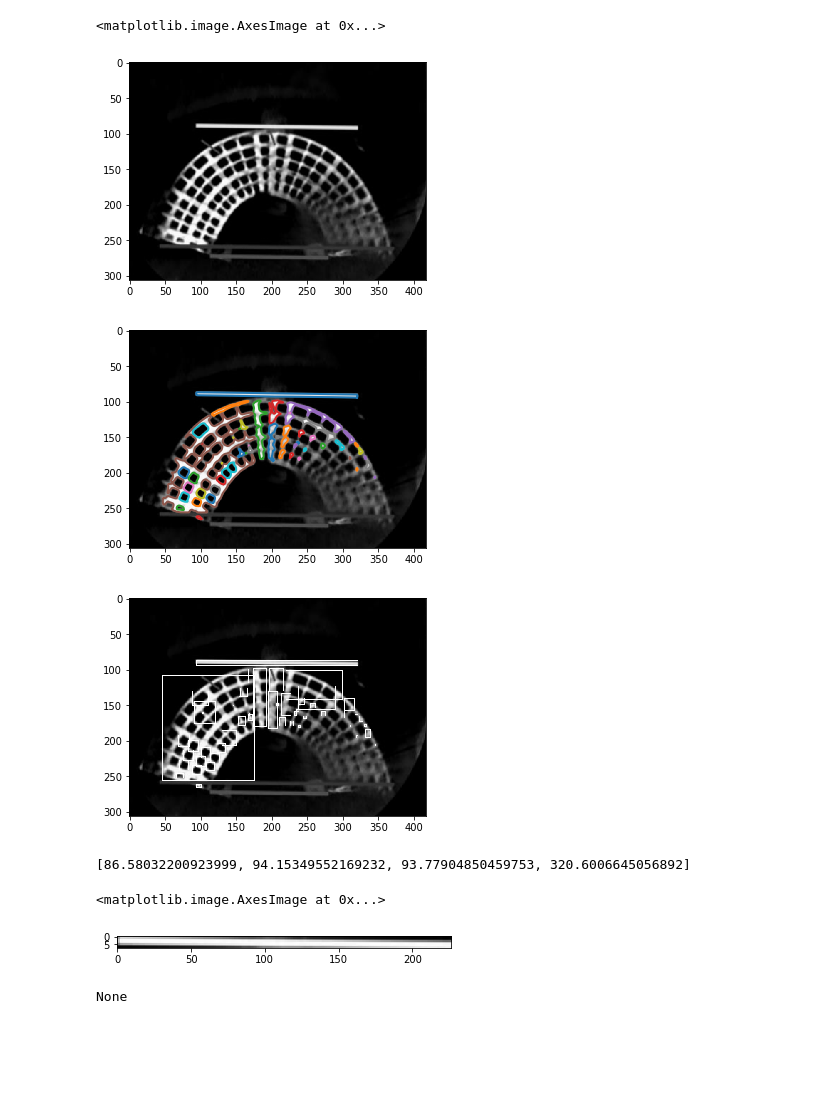
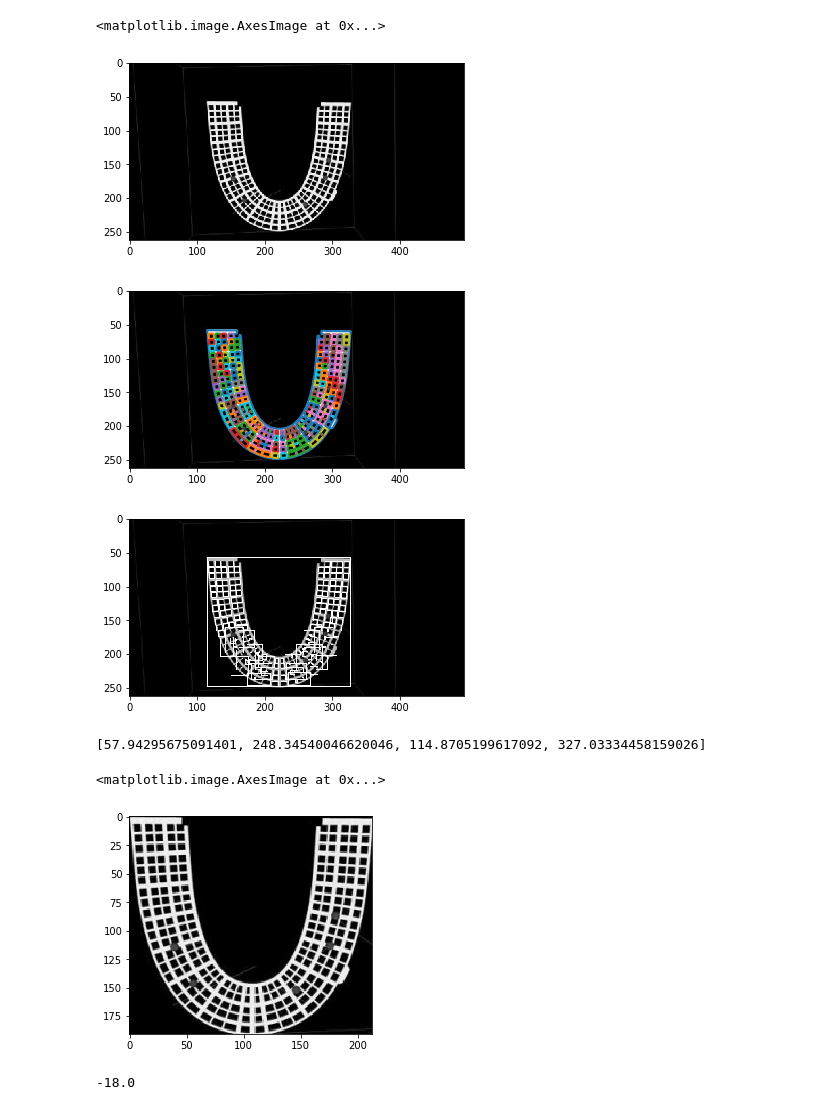
Before and after one commit to Youns2000/cristal_dental, a Jupyter notebook: image_skimage.ipynb, the cells around one changed output. Saved outputs shown, nothing was run; the diff lists cells and outputs as text; code cells hidden in the pictures; blank space fills up the shorter version.

```diff
--- a/image_skimage.ipynb
+++ b/image_skimage.ipynb
@@ -1,16 +1,16 @@
 # %%
 from skimage.measure import find_contours
 from skimage.io import imread
 import matplotlib.pyplot as plt
 from skimage.color import rgb2gray
 
-orig_img = imread('templates/test3.png')[:,:,:3]
+orig_img = imread('templates/test2.png')[:,:,:3]
 gray_img = rgb2gray(orig_img)
 plt.imshow(gray_img,interpolation='nearest', cmap=plt.cm.gray)
 # plt.imshow(orig_img,interpolation='nearest')
 # %% [output]
 <matplotlib.image.AxesImage at 0x...>
-[figure, old version]
+[figure, new version]
 # %%
 contours = find_contours(gray_img, 0.6)
 
@@ -22,7 +22,7 @@ for n, contour in enumerate(contours):
 
 plt.show()
 # %% [output]
-[figure, old version]
+[figure, new version]
 # %%
 from skimage.draw import polygon, polygon_perimeter
 import numpy as np
@@ -53,23 +53,23 @@ for box in bounding_boxes:
 plt.imshow(with_boxes, interpolation='nearest', cmap=plt.cm.gray)
 plt.show()
 # %% [output]
-[figure, old version]
+[figure, new version]
 # %%
 box = bounding_boxes[0]
 print(box)
 imgRect = gray_img[int(box[0]):int(box[1]), int(box[2]):int(box[3])]
 plt.imshow(imgRect, interpolation='nearest', cmap=plt.cm.gray)
 # %% [output]
-[86.58032200923999, 94.15349552169232, 93.77904850459753, 320.6006645056892]
+[57.94295675091401, 248.34540046620046, 114.8705199617092, 327.03334458159026]
 <matplotlib.image.AxesImage at 0x...>
-[figure, old version]
+[figure, new version]
 # %%
 from deskew import determine_skew
 
 angle = determine_skew(imgRect)
 print(angle)
 # %% [output]
-None
+-18.0
 # %%
 from skimage.transform import rotate
 
```
Also changed, not shown: parts of 1 cell of this notebook, 7 other files.
